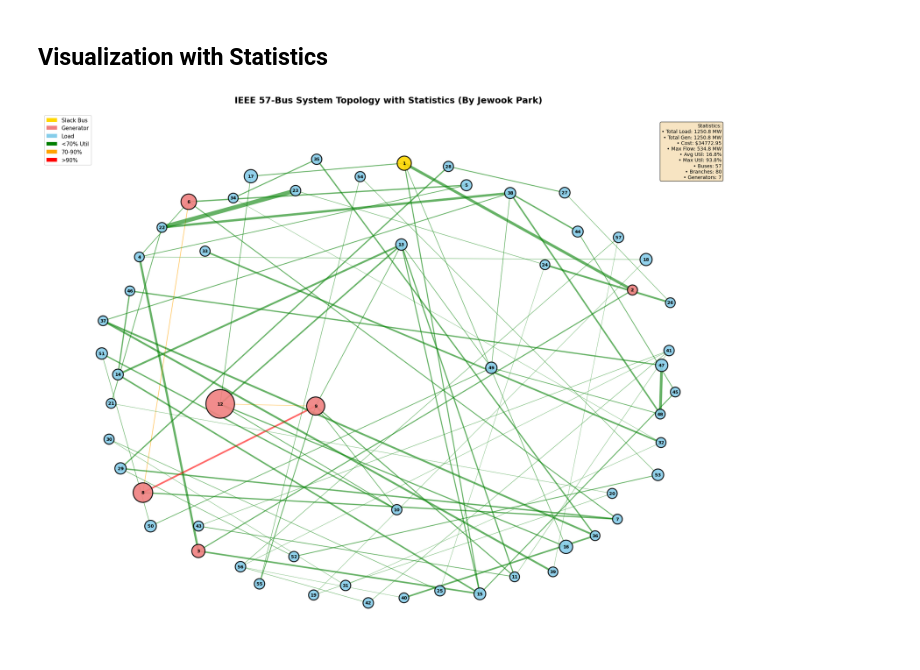
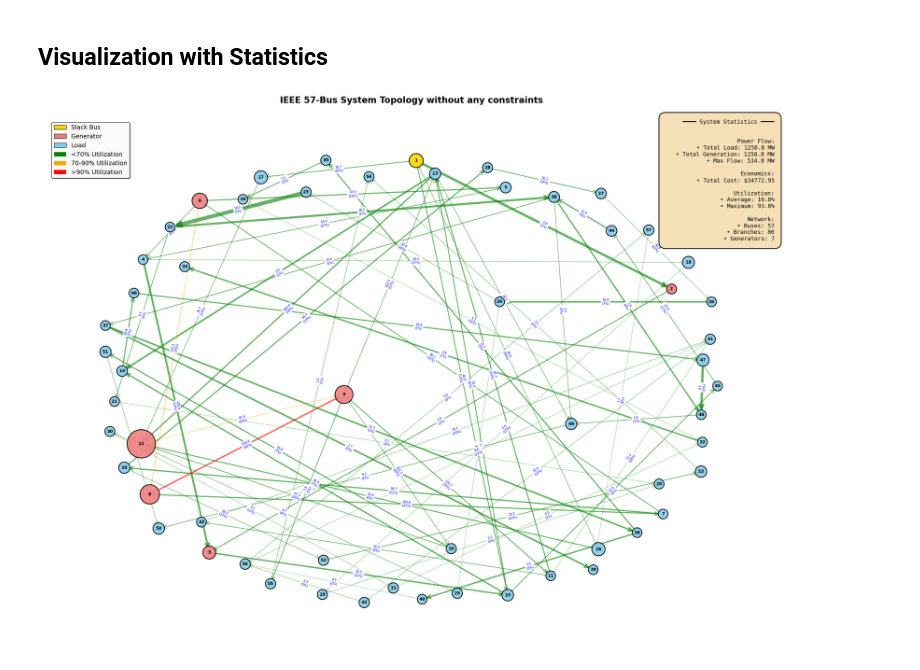
Before and after one commit to lukasp-dev/scopf-optimizer, a Jupyter notebook: case57_original.ipynb, the cells around one changed output. Cells and saved outputs as stored; diff of their text form; code cells hidden in the pictures.

```diff
--- a/case57_original.ipynb
+++ b/case57_original.ipynb
@@ -127,58 +127,97 @@ Generator Outputs:
 ## Visualization with Statistics
 # %%
 if model.status == GRB.OPTIMAL:
-    G = nx.Graph()
+    G = nx.DiGraph()  # Directed graph for arrows
     for _, row in bus_df.iterrows():
         G.add_node(int(row['bus_i']), load=row['Pd'], bus_type=row['type'], theta=theta[row['bus_i']].X)
+
+    # Add edges with flow direction
     for idx, row in branch_df.iterrows():
         fb, tb = int(row['fbus']), int(row['tbus'])
-        flow, cap = abs(P_line[idx].X), row['rateA']
-        util = (flow/cap*100) if cap > 0 else 0
-        G.add_edge(fb, tb, flow=flow, cap=cap, util=util, x=row['x'])
+        flow = P_line[idx].X
+        cap = row['rateA']
+        flow_abs = abs(flow)
+        util = (flow_abs/cap*100) if cap > 0 else 0
+
+        # Add edge in flow direction
+        if flow >= 0:
+            G.add_edge(fb, tb, flow=flow_abs, cap=cap, util=util, x=row['x'])
+        else:
+            G.add_edge(tb, fb, flow=flow_abs, cap=cap, util=util, x=row['x'])
 
     pos = nx.spring_layout(G, k=2, iterations=50, seed=42)
     gen_buses = set(gen_df['bus'].astype(int))
     slack = int(bus_df[bus_df['type'] == 3]['bus_i'].values[0])
-    node_colors = ['gold' if n==slack else 'lightcoral' if n in gen_buses else 'skyblue' for n in G.nodes]
-    node_sizes = [400 + G.nodes[n]['load']*8 for n in G.nodes]
+    node_colors = ['gold' if n==slack else '#FF6B9D' if n in gen_buses else 'skyblue' for n in G.nodes]
+    node_sizes = [500 + G.nodes[n]['load']*10 for n in G.nodes]  # Larger nodes
     edge_colors = ['red' if G[u][v]['util']>90 else 'orange' if G[u][v]['util']>70 else 'green' for u,v in G.edges]
     edge_widths = [0.5 + G[u][v]['cap']/200 for u,v in G.edges]
 
-    fig, ax = plt.subplots(figsize=(20,16))
+    # Create edge labels with flow and utilization
+    edge_labels = {}
+    for u, v in G.edges:
+        flow = G[u][v]['flow']
+        util = G[u][v]['util']
+        edge_labels[(u, v)] = f"{flow:.1f}\n({util:.0f}%)"
+
+    fig, ax = plt.subplots(figsize=(24,18))  # Bigger figure
     nx.draw_networkx_nodes(G, pos, node_color=node_colors, node_size=node_sizes, alpha=0.9, linewidths=2, edgecolors='black', ax=ax)
-    nx.draw_networkx_labels(G, pos, font_size=9, font_weight='bold', ax=ax)
-    nx.draw_networkx_edges(G, pos, edge_color=edge_colors, width=edge_widths, alpha=0.6, ax=ax)
+    nx.draw_networkx_labels(G, pos, font_size=10, font_weight='bold', ax=ax)
+    nx.draw_networkx_edges(G, pos, edge_color=edge_colors, width=edge_widths, alpha=0.6,
+                          arrows=True, arrowsize=20, arrowstyle='->', ax=ax)  # Add arrows!
+
+    # Draw edge labels (flow + utilization)
+    nx.draw_networkx_edge_labels(G, pos, edge_labels, font_size=7, font_color='blue', ax=ax)
 
     from matplotlib.patches import Patch
-    ax.legend(handles=[Patch(facecolor='gold', label='Slack Bus'), Patch(facecolor='lightcoral', label='Generator'),
-                       Patch(facecolor='skyblue', label='Load'), Patch(facecolor='green', label='<70% Util'),
-                       Patch(facecolor='orange', label='70-90%'), Patch(facecolor='red', label='>90%')],
-              loc='upper left', fontsize=11, framealpha=0.9)
+    legend_handles = [
+        Patch(facecolor='gold', edgecolor='black', label='Slack Bus'),
+        Patch(facecolor='#FF6B9D', edgecolor='black', label='Generator'),
+        Patch(facecolor='skyblue', edgecolor='black', label='Load'),
+        Patch(facecolor='green', label='<70% Utilization'),
+        Patch(facecolor='orange', label='70-90% Utilization'),
+        Patch(facecolor='red', label='>90% Utilization')
+    ]
+    ax.legend(handles=legend_handles, loc='upper left', fontsize=14, framealpha=0.95,
+             edgecolor='black', fancybox=True, shadow=True, frameon=True,
+             bbox_to_anchor=(0.01, 0.99))  # Larger legend box
 
     total_load, total_gen = bus_df['Pd'].sum(), sum(Pg[g].X for g in Pg)
     max_flow = max(abs(P_line[l].X) for l in P_line)
     avg_util = np.mean([G[u][v]['util'] for u,v in G.edges])
     max_util = max([G[u][v]['util'] for u,v in G.edges])
 
-    stats = f"""Statistics:
-• Total Load: {total_load:.1f} MW
-• Total Gen: {total_gen:.1f} MW
-• Cost: ${model.ObjVal:.2f}
-• Max Flow: {max_flow:.1f} MW
-• Avg Util: {avg_util:.1f}%
-• Max Util: {max_util:.1f}%
-• Buses: {len(bus_df)}
-• Branches: {len(branch_df)}
-• Generators: {len(gen_df)}"""
+    stats = f"""━━━━ System Statistics ━━━━
 
-    ax.text(0.98, 0.98, stats, transform=ax.transAxes, fontsize=10, va='top', ha='right',
-            bbox=dict(boxstyle='round', facecolor='wheat', alpha=0.8))
-    plt.title('IEEE 57-Bus System Topology with Statistics (By Jewook Park)', fontsize=18, fontweight='bold', pad=20)
+
+Power Flow:
+   • Total Load: {total_load:.1f} MW
+   • Total Generation: {total_gen:.1f} MW
+   • Max Flow: {max_flow:.1f} MW
+
+Economics:
+   • Total Cost: ${model.ObjVal:.2f}
+
+Utilization:
+   • Average: {avg_util:.1f}%
+   • Maximum: {max_util:.1f}%
+
+Network:
+   • Buses: {len(bus_df)}
+   • Branches: {len(branch_df)}
+   • Generators: {len(gen_df)}"""
+
+    ax.text(0.99, 0.99, stats, transform=ax.transAxes, fontsize=13, va='top', ha='right',
+            bbox=dict(boxstyle='round,pad=1.2', facecolor='wheat', alpha=0.95,
+                     edgecolor='black', linewidth=2), family='monospace')  # Larger stats box
+
+    plt.title('IEEE 57-Bus System Topology without any constraints',
+             fontsize=20, fontweight='bold', pad=25)
     plt.axis('off')
     plt.tight_layout()
     plt.show()
 # %% [output]
-[figure, old version]
+[figure, new version]
 # %%
 # Visualize the 57-bus system with different configurations
 
```
Also changed, not shown: parts of 1 cell of this notebook, 4 other files.
